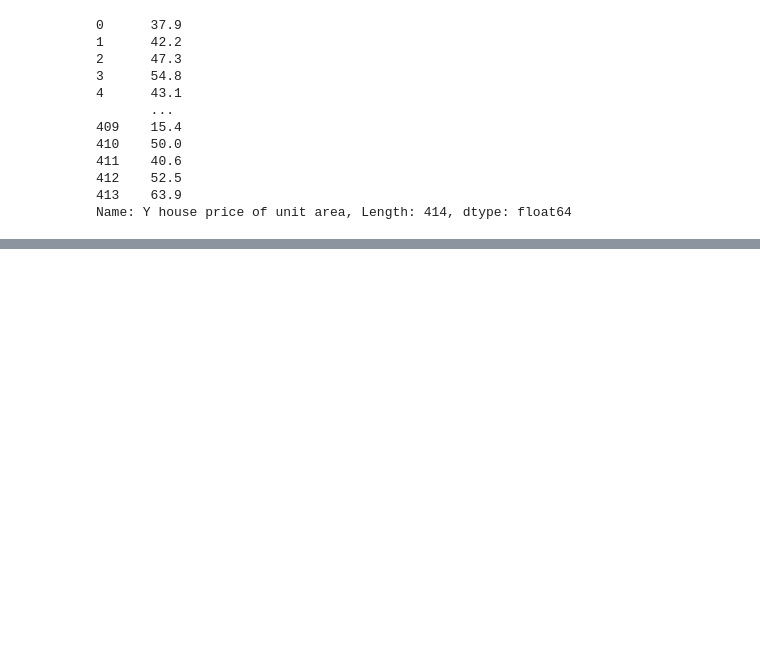
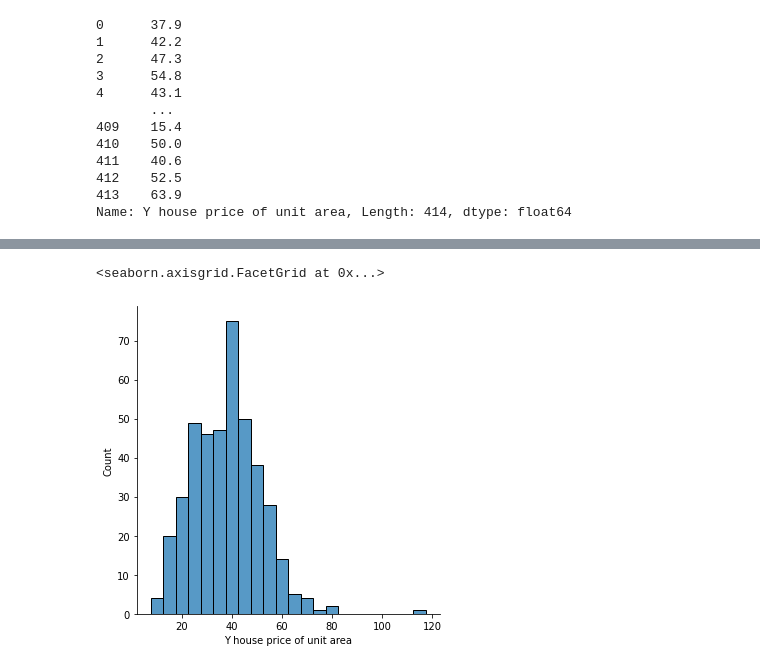
Before and after one commit to Ekaterina37/CS6375.502, a Jupyter notebook: Assignment1_Grad_desc.ipynb, the cells around one changed output, grey strips where cells are left out. Saved outputs shown, nothing was run; the diff lists cells and outputs as text; code cells hidden in the pictures; blank space fills up the shorter version.

```diff
--- a/Assignment1_Grad_desc.ipynb
+++ b/Assignment1_Grad_desc.ipynb
@@ -118,0 +20,3 @@ data
+# %%
+data = data.drop('No', 1)
+data
@@ -159,0 +104,5 @@ print(x.head(3))
+# %%
+sns.displot(data['Y house price of unit area'])
+# %% [output]
+<seaborn.axisgrid.FacetGrid at 0x...>
+[figure, added]
```
Also changed, not shown: parts of 14 cells of this notebook.
